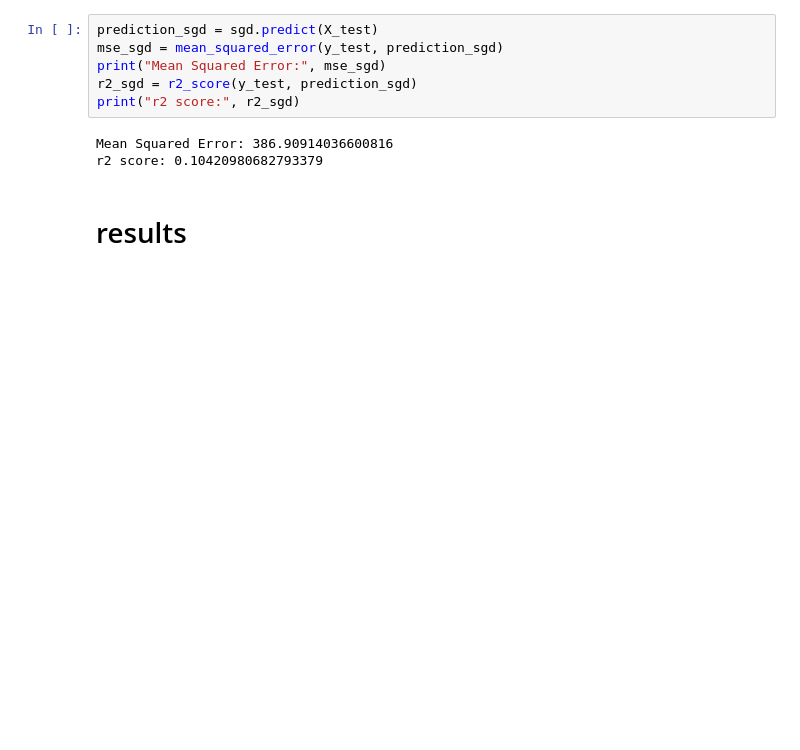
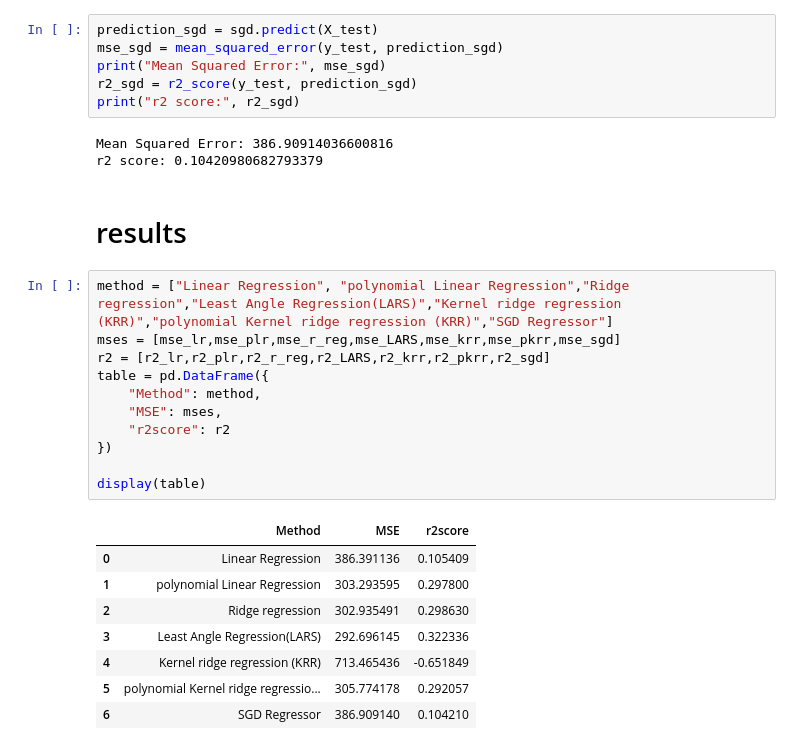
Before and after one commit to montmsn/ML_shopping_dataset, a Jupyter notebook: main.ipynb, the cells around one changed output. Saved outputs shown, nothing was run; the diff lists cells and outputs as text; blank space fills up the shorter version.

```diff
--- a/main.ipynb
+++ b/main.ipynb
@@ -246,3 +246,23 @@ Mean Squared Error: 386.90914036600816
 r2 score: 0.10420980682793379
 # %% [markdown]
 # results
+# %%
+method = ["Linear Regression", "polynomial Linear Regression","Ridge regression","Least Angle Regression(LARS)","Kernel ridge regression (KRR)","polynomial Kernel ridge regression (KRR)","SGD Regressor"]
+mses = [mse_lr,mse_plr,mse_r_reg,mse_LARS,mse_krr,mse_pkrr,mse_sgd]
+r2 = [r2_lr,r2_plr,r2_r_reg,r2_LARS,r2_krr,r2_pkrr,r2_sgd]
+table = pd.DataFrame({
+    "Method": method,
+    "MSE": mses,
+    "r2score": r2
+})
+
+display(table)
+# %% [output]
+|  | Method | MSE | r2score |
+| 0 | Linear Regression | 386.391136 | 0.105409 |
+| 1 | polynomial Linear Regression | 303.293595 | 0.297800 |
+| 2 | Ridge regression | 302.935491 | 0.298630 |
+| 3 | Least Angle Regression(LARS) | 292.696145 | 0.322336 |
+| 4 | Kernel ridge regression (KRR) | 713.465436 | -0.651849 |
+| 5 | polynomial Kernel ridge regressio... | 305.774178 | 0.292057 |
+| 6 | SGD Regressor | 386.909140 | 0.104210 |
```
